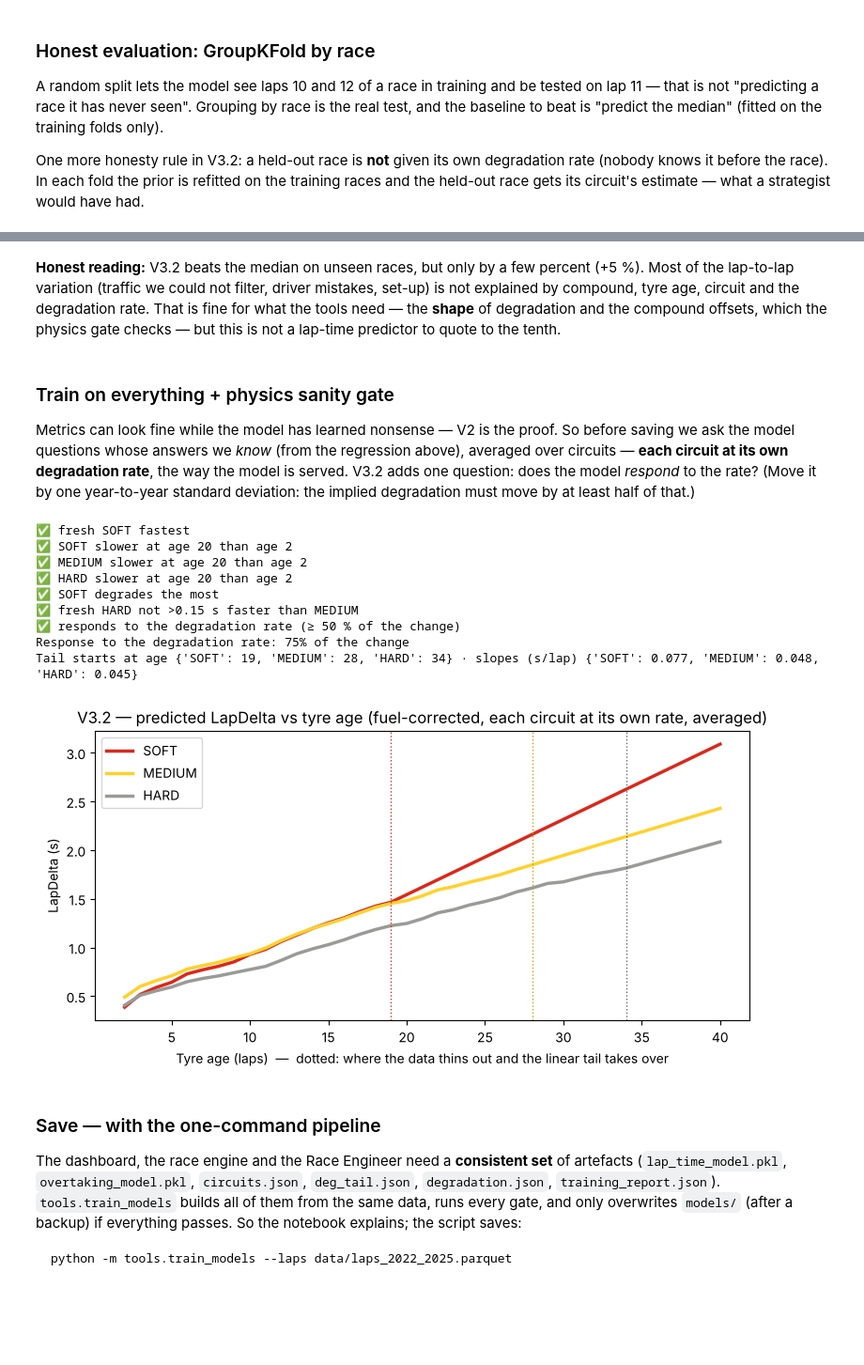
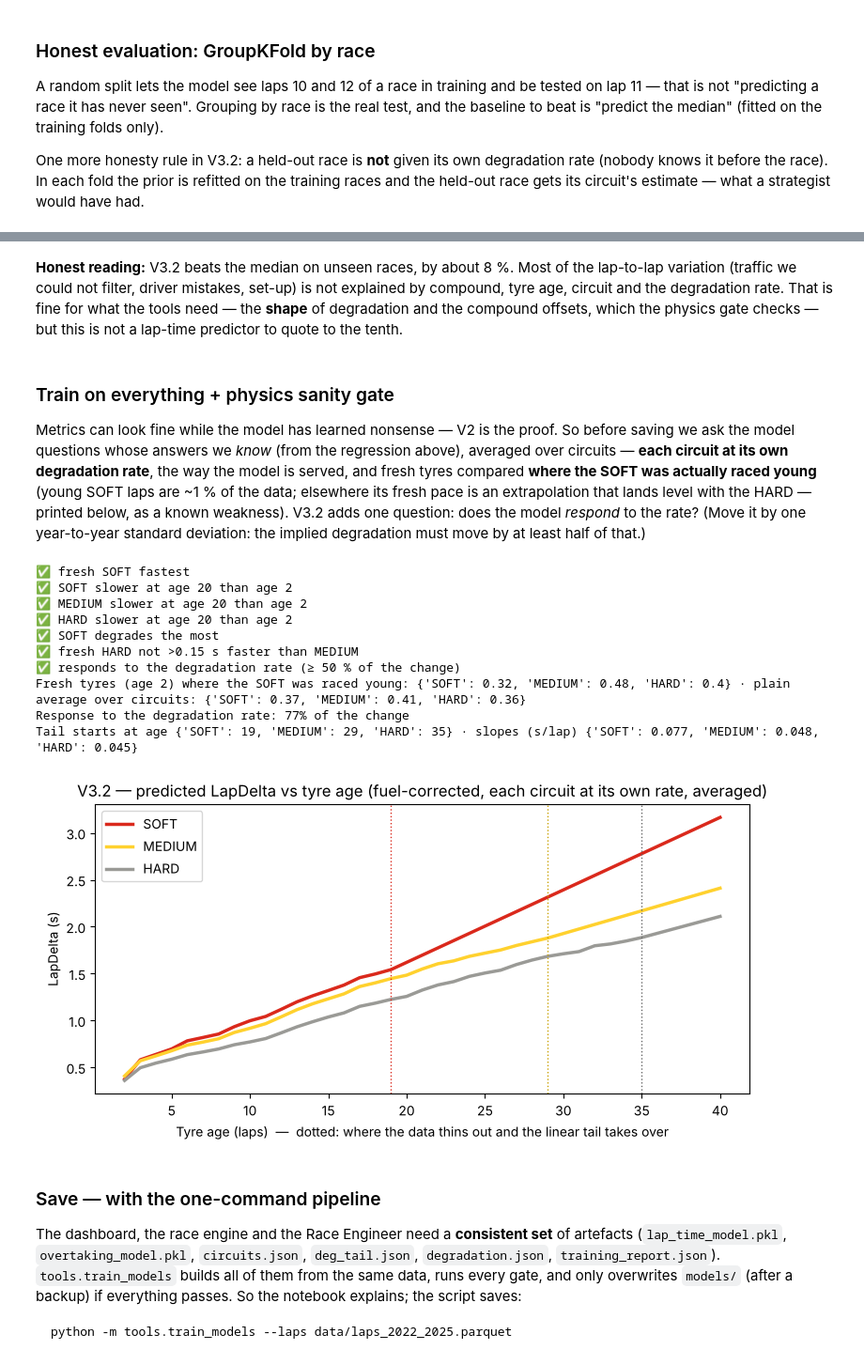
Before and after one commit to pdf1802/f1-data-science, a Jupyter notebook: notebooks/lap_time_model.ipynb, the cells around one changed output, grey strips where cells are left out. Shown at 94% size. Cells and saved outputs as stored; diff of their text form; code cells hidden in the pictures; blank space fills up the shorter version.

```diff
--- a/notebooks/lap_time_model.ipynb
+++ b/notebooks/lap_time_model.ipynb
@@ -1133,5 +1133,5 @@ Random split   : 0.491 s   (optimistic: same-race leakage)
 # %% [markdown]
-**Honest reading:** V3.2 beats the median on unseen races, but only by a few percent (+5 %). Most of the
+**Honest reading:** V3.2 beats the median on unseen races, by about 8 %. Most of the
 lap-to-lap variation (traffic we could not filter, driver mistakes, set-up) is not explained by compound,
 tyre age, circuit and the degradation rate. That is fine for what the tools need — the **shape** of degradation and the compound
 offsets, which the physics gate checks — but this is not a lap-time predictor to quote to the tenth.
@@ -1139,34 +1139,40 @@ offsets, which the physics gate checks — but this is not a lap-time predictor
 ### Train on everything + physics sanity gate
 Metrics can look fine while the model has learned nonsense — V2 is the proof. So before saving we ask the
 model questions whose answers we *know* (from the regression above), averaged over circuits — **each circuit at its
-own degradation rate**, the way the model is served. V3.2 adds one question: does the model *respond* to the rate?
+own degradation rate**, the way the model is served, and fresh tyres compared **where the SOFT was actually raced
+young** (young SOFT laps are ~1 % of the data; elsewhere its fresh pace is an extrapolation that lands level with the
+HARD — printed below, as a known weakness). V3.2 adds one question: does the model *respond* to the rate?
 (Move it by one year-to-year standard deviation: the implied degradation must move by at least half of that.)
 # %%
 model, tail = fit['model'], fit['tail']          # beyond the p90 tyre age: linear slope from the regression × γ
 own = [prior['circuits'][c] for c in circuits]
-sanity = training.lap_model_sanity(model, n_circuits=len(circuits), tail=tail, circuit_deg=own, deg_sd=prior['race_sd'])
+sanity = training.lap_model_sanity(model, n_circuits=len(circuits), tail=tail, circuit_deg=own, deg_sd=prior['race_sd'],
+                                     fresh_weights=[prior['young_soft_laps'][c] for c in circuits])
 for name, ok in sanity['checks'].items():
     print(('✅' if ok else '❌'), name)
+print('Fresh tyres (age 2) where the SOFT was raced young:', {k: round(v, 2) for k, v in sanity['fresh'].items()},
+      '· plain average over circuits:', {k: round(v, 2) for k, v in sanity['fresh_unweighted'].items()})
 print(f"Response to the degradation rate: {sanity['deg_response']:.0%} of the change")
 print("Tail starts at age", tail['cap'], "· slopes (s/lap)", {k: round(v, 3) for k, v in tail['slope'].items()})
 
 ax = sanity['curve'].plot(color=['#DA291C', '#FFD12E', '#9A9A96'], figsize=(9, 4), lw=2.5,
                           title='V3.2 — predicted LapDelta vs tyre age (fuel-corrected, each circuit at its own rate, averaged)')
 for c, a in tail['cap'].items():
     ax.axvline(a, ls=':', lw=1, color={'SOFT': '#DA291C', 'MEDIUM': '#C9A100', 'HARD': '#666'}[c])
 ax.set_xlabel('Tyre age (laps)  —  dotted: where the data thins out and the linear tail takes over')
 ax.set_ylabel('LapDelta (s)');
 # %% [output]
 ✅ fresh SOFT fastest
 ✅ SOFT slower at age 20 than age 2
 ✅ MEDIUM slower at age 20 than age 2
 ✅ HARD slower at age 20 than age 2
 ✅ SOFT degrades the most
 ✅ fresh HARD not >0.15 s faster than MEDIUM
 ✅ responds to the degradation rate (≥ 50 % of the change)
-Response to the degradation rate: 75% of the change
-Tail starts at age {'SOFT': 19, 'MEDIUM': 28, 'HARD': 34} · slopes (s/lap) {'SOFT': 0.077, 'MEDIUM': 0.048, 'HARD': 0.045}
+Fresh tyres (age 2) where the SOFT was raced young: {'SOFT': 0.32, 'MEDIUM': 0.48, 'HARD': 0.4} · plain average over circuits: {'SOFT': 0.37, 'MEDIUM': 0.41, 'HARD': 0.36}
+Response to the degradation rate: 77% of the change
+Tail starts at age {'SOFT': 19, 'MEDIUM': 29, 'HARD': 35} · slopes (s/lap) {'SOFT': 0.077, 'MEDIUM': 0.048, 'HARD': 0.045}
-[figure, old version]
+[figure, new version]
 # %% [markdown]
 ### Save — with the one-command pipeline
 The dashboard, the race engine and the Race Engineer need a **consistent set** of artefacts
```
Also changed, not shown: parts of 4 cells of this notebook, 27 other files.
